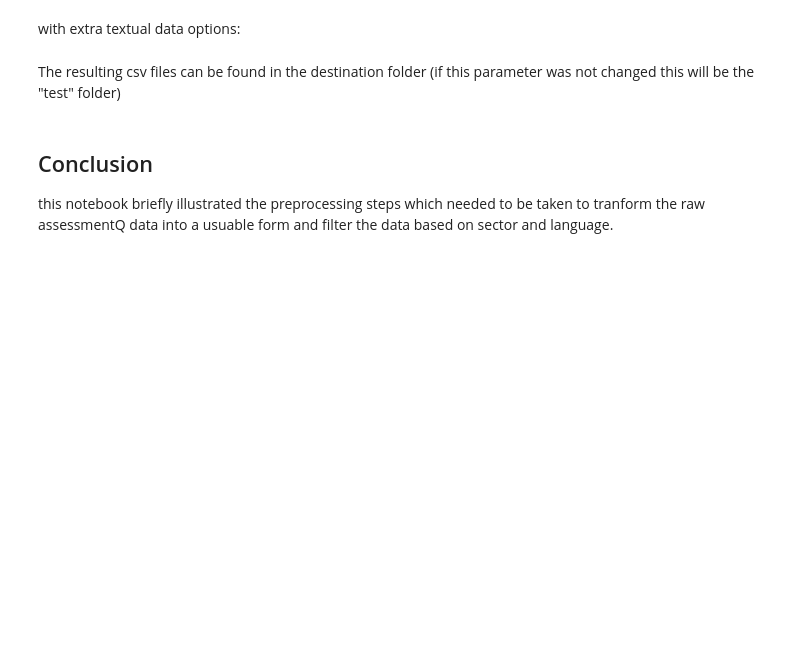
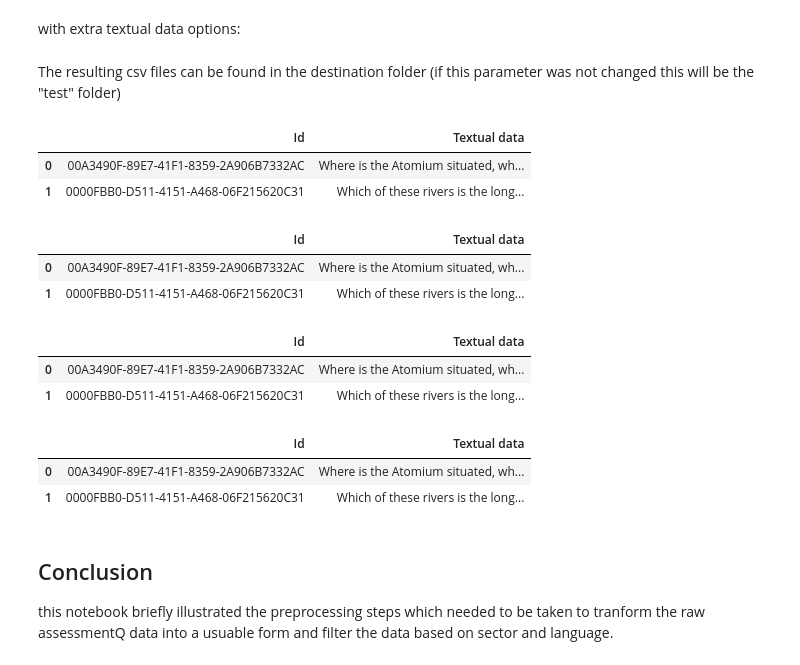
Before and after one commit to pieter98/question_metadata, a Jupyter notebook: QM_notebooks/QM01_preprocessing.ipynb, the cells around one changed output. Drawn from its saved outputs; the diff is of its cells as text; code cells hidden in the pictures; blank space fills up the shorter version.

```diff
--- a/QM_notebooks/QM01_preprocessing.ipynb
+++ b/QM_notebooks/QM01_preprocessing.ipynb
@@ -362,5 +368,37 @@ data_to_csv("data_language_extracted", "test", "Secondary Education", "en", text
 # %% [markdown]
 The resulting csv files can be found in the destination folder (if this parameter was not changed this will be the "test" folder)
+# %%
+import pandas as pd
+csv_1 = pd.read_csv("results/en_secondary_education.csv")
+csv_1.head()
+# %% [output]
+|  | Id | Textual data |
+| 0 | 00A3490F-89E7-41F1-8359-2A906B7332AC | Where is the Atomium situated, wh... |
+| 1 | 0000FBB0-D511-4151-A468-06F215620C31 | Which of these rivers is the long... |
+# %%
+import pandas as pd
+csv_2 = pd.read_csv("results/en_secondary_education_answers.csv")
+csv_2.head()
+# %% [output]
+|  | Id | Textual data |
+| 0 | 00A3490F-89E7-41F1-8359-2A906B7332AC | Where is the Atomium situated, wh... |
+| 1 | 0000FBB0-D511-4151-A468-06F215620C31 | Which of these rivers is the long... |
+# %%
+import pandas as pd
+csv_3 = pd.read_csv("results/en_secondary_education_answers_location.csv")
+csv_3.head()
+# %% [output]
+|  | Id | Textual data |
+| 0 | 00A3490F-89E7-41F1-8359-2A906B7332AC | Where is the Atomium situated, wh... |
+| 1 | 0000FBB0-D511-4151-A468-06F215620C31 | Which of these rivers is the long... |
+# %%
+import pandas as pd
+csv_4 = pd.read_csv("results/en_secondary_education_location.csv")
+csv_4.head()
+# %% [output]
+|  | Id | Textual data |
+| 0 | 00A3490F-89E7-41F1-8359-2A906B7332AC | Where is the Atomium situated, wh... |
+| 1 | 0000FBB0-D511-4151-A468-06F215620C31 | Which of these rivers is the long... |
 # %% [markdown]
 ## Conclusion
 
```
Also changed, not shown: parts of 6 cells of this notebook.
